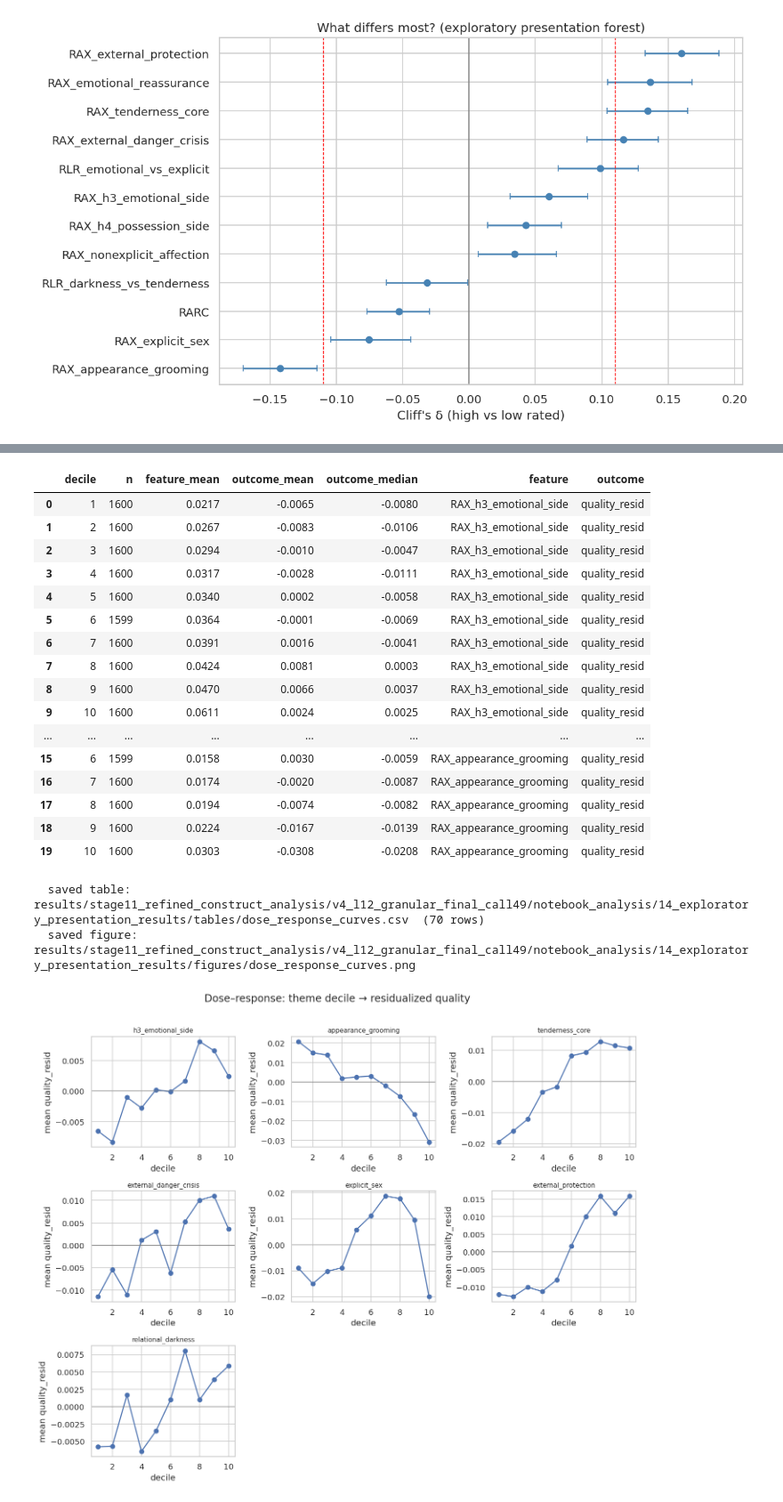
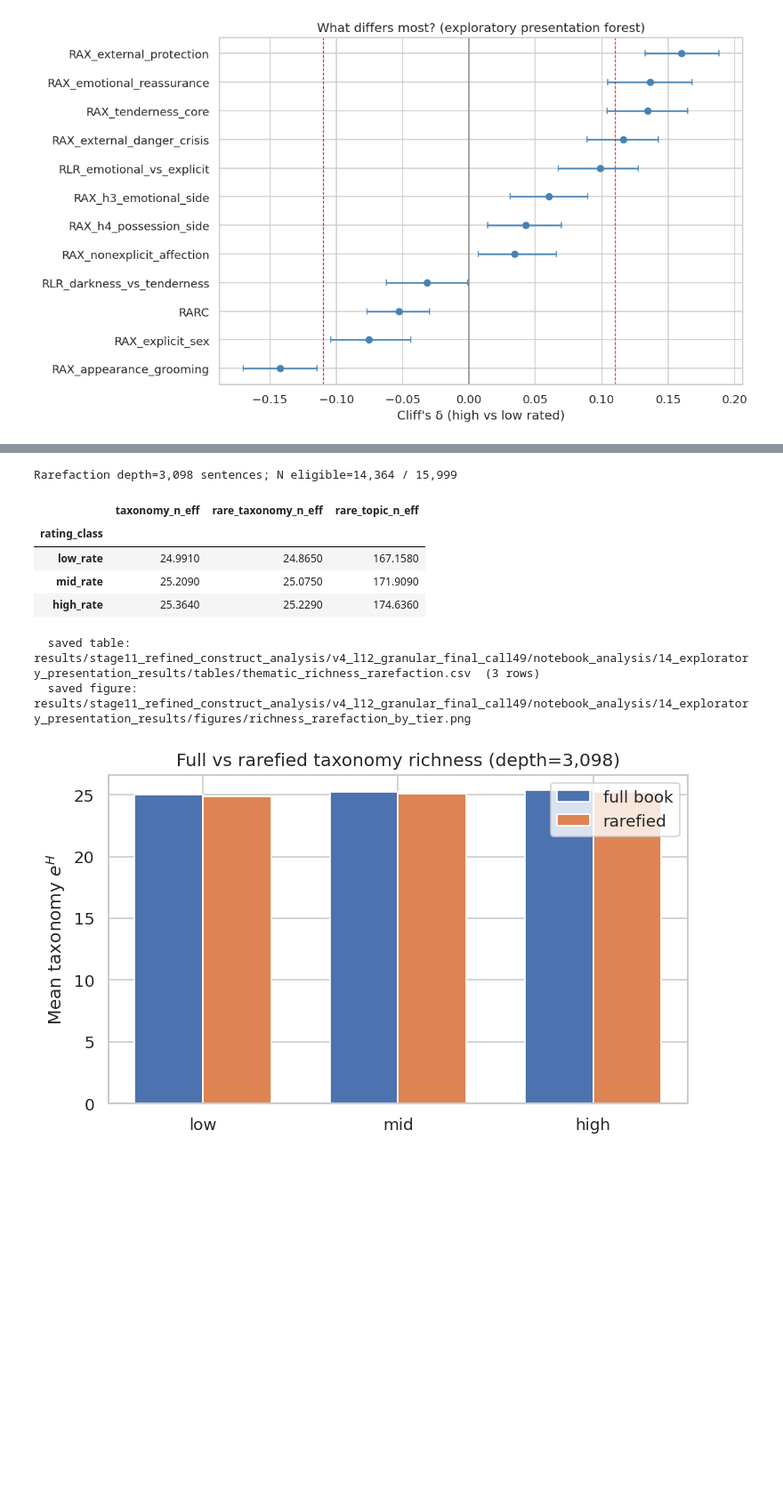
Before and after one commit to BakhturinaPolina/romantic-novels-large-corpus, a Jupyter notebook: notebooks/08_refined_construct_analysis/14_exploratory_presentation_results.ipynb, the cells around one changed output, grey strips where cells are left out. Shown at 89% size. Cells and saved outputs as stored; diff of their text form; code cells hidden in the pictures; blank space fills up the shorter version.

```diff
--- a/notebooks/08_refined_construct_analysis/14_exploratory_presentation_results.ipynb
+++ b/notebooks/08_refined_construct_analysis/14_exploratory_presentation_results.ipynb
@@ -375,47 +357,42 @@ Decile of theme share vs residualized quality (after year/length/genre).
 # %%
-dose = pres.dose_response_panel(work, outcome="quality_resid", n_bins=10)
-display(dose.head(20).round(4))
-ctx.save_table(dose, "dose_response_curves")
+if "rare_taxonomy_n_eff" in work.columns and richness_meta.get("rarefaction_depth"):
+    depth = richness_meta["rarefaction_depth"]
+    eligible = work.dropna(subset=["rare_taxonomy_n_eff"])
+    print(
+        f"Rarefaction depth={depth:,} sentences; "
+        f"N eligible={len(eligible):,} / {len(work):,}"
+    )
+    rare_tier = (
+        eligible.loc[eligible["rating_class"].isin(tier_order)]
+        .groupby("rating_class")[["taxonomy_n_eff", "rare_taxonomy_n_eff", "rare_topic_n_eff"]]
+        .mean()
+        .reindex(tier_order)
+    )
+    display(rare_tier.round(3))
+    ctx.save_table(rare_tier.reset_index(), "thematic_richness_rarefaction")
 
-if len(dose):
-    features = dose["feature"].unique().tolist()
-    n = len(features)
-    ncols = 3
-    nrows = int(np.ceil(n / ncols))
-    fig, axes = plt.subplots(nrows, ncols, figsize=(12, 3.2 * nrows), sharey=False)
-    axes = np.atleast_1d(axes).ravel()
-    for ax, feat in zip(axes, features):
-        sub = dose[dose["feature"] == feat]
-        ax.plot(sub["decile"], sub["outcome_mean"], marker="o")
-        ax.axhline(0, color="gray", lw=0.8)
-        ax.set_title(feat.replace("RAX_", ""), fontsize=9)
-        ax.set_xlabel("decile")
-        ax.set_ylabel("mean quality_resid")
-    for ax in axes[len(features) :]:
-        ax.axis("off")
-    fig.suptitle("Dose–response: theme decile → residualized quality", y=1.01)
-    fig.tight_layout()
-    ctx.save_figure(fig, "dose_response_curves")
+    fig, ax = plt.subplots(figsize=(7, 4))
+    x = np.arange(len(tier_order))
+    wbar = 0.35
+    ax.bar(x - wbar / 2, rare_tier["taxonomy_n_eff"], width=wbar, label="full book")
+    ax.bar(x + wbar / 2, rare_tier["rare_taxonomy_n_eff"], width=wbar, label="rarefied")
+    ax.set_xticks(x)
+    ax.set_xticklabels(["low", "mid", "high"])
+    ax.set_ylabel("Mean taxonomy $e^H$")
+    ax.set_title(f"Full vs rarefied taxonomy richness (depth={depth:,})")
+    ax.legend()
+    ctx.save_figure(fig, "richness_rarefaction_by_tier")
     plt.show()
+else:
+    print("Rarefaction metrics unavailable — skip.")
 # %% [output]
+Rarefaction depth=3,098 sentences; N eligible=14,364 / 15,999
-|  | decile | n | feature_mean | outcome_mean | outcome_median | feature | outcome |
-| 0 | 1 | 1600 | 0.0217 | -0.0065 | -0.0080 | RAX_h3_emotional_side | quality_resid |
-| 1 | 2 | 1600 | 0.0267 | -0.0083 | -0.0106 | RAX_h3_emotional_side | quality_resid |
-| 2 | 3 | 1600 | 0.0294 | -0.0010 | -0.0047 | RAX_h3_emotional_side | quality_resid |
-| 3 | 4 | 1600 | 0.0317 | -0.0028 | -0.0111 | RAX_h3_emotional_side | quality_resid |
-| 4 | 5 | 1600 | 0.0340 | 0.0002 | -0.0058 | RAX_h3_emotional_side | quality_resid |
-| 5 | 6 | 1599 | 0.0364 | -0.0001 | -0.0069 | RAX_h3_emotional_side | quality_resid |
-| 6 | 7 | 1600 | 0.0391 | 0.0016 | -0.0041 | RAX_h3_emotional_side | quality_resid |
-| 7 | 8 | 1600 | 0.0424 | 0.0081 | 0.0003 | RAX_h3_emotional_side | quality_resid |
-| 8 | 9 | 1600 | 0.0470 | 0.0066 | 0.0037 | RAX_h3_emotional_side | quality_resid |
-| 9 | 10 | 1600 | 0.0611 | 0.0024 | 0.0025 | RAX_h3_emotional_side | quality_resid |
-| ... | ... | ... | ... | ... | ... | ... | ... |
-| 15 | 6 | 1599 | 0.0158 | 0.0030 | -0.0059 | RAX_appearance_grooming | quality_resid |
-| 16 | 7 | 1600 | 0.0174 | -0.0020 | -0.0087 | RAX_appearance_grooming | quality_resid |
-| 17 | 8 | 1600 | 0.0194 | -0.0074 | -0.0082 | RAX_appearance_grooming | quality_resid |
-| 18 | 9 | 1600 | 0.0224 | -0.0167 | -0.0139 | RAX_appearance_grooming | quality_resid |
-| 19 | 10 | 1600 | 0.0303 | -0.0308 | -0.0208 | RAX_appearance_grooming | quality_resid |
+|  | taxonomy_n_eff | rare_taxonomy_n_eff | rare_topic_n_eff |
+| rating_class |  |  |  |
+| low_rate | 24.9910 | 24.8650 | 167.1580 |
+| mid_rate | 25.2090 | 25.0750 | 171.9090 |
+| high_rate | 25.3640 | 25.2290 | 174.6360 |
-  saved table: results/stage11_refined_construct_analysis/v4_l12_granular_final_call49/notebook_analysis/14_exploratory_presentation_results/tables/dose_response_curves.csv  (70 rows)
-  saved figure: results/stage11_refined_construct_analysis/v4_l12_granular_final_call49/notebook_analysis/14_exploratory_presentation_results/figures/dose_response_curves.png
+  saved table: results/stage11_refined_construct_analysis/v4_l12_granular_final_call49/notebook_analysis/14_exploratory_presentation_results/tables/thematic_richness_rarefaction.csv  (3 rows)
+  saved figure: results/stage11_refined_construct_analysis/v4_l12_granular_final_call49/notebook_analysis/14_exploratory_presentation_results/figures/richness_rarefaction_by_tier.png
-[figure, old version]
+[figure, new version]
 # %% [markdown]
```
Also changed, not shown: parts of 42 cells of this notebook, 42 other files.
